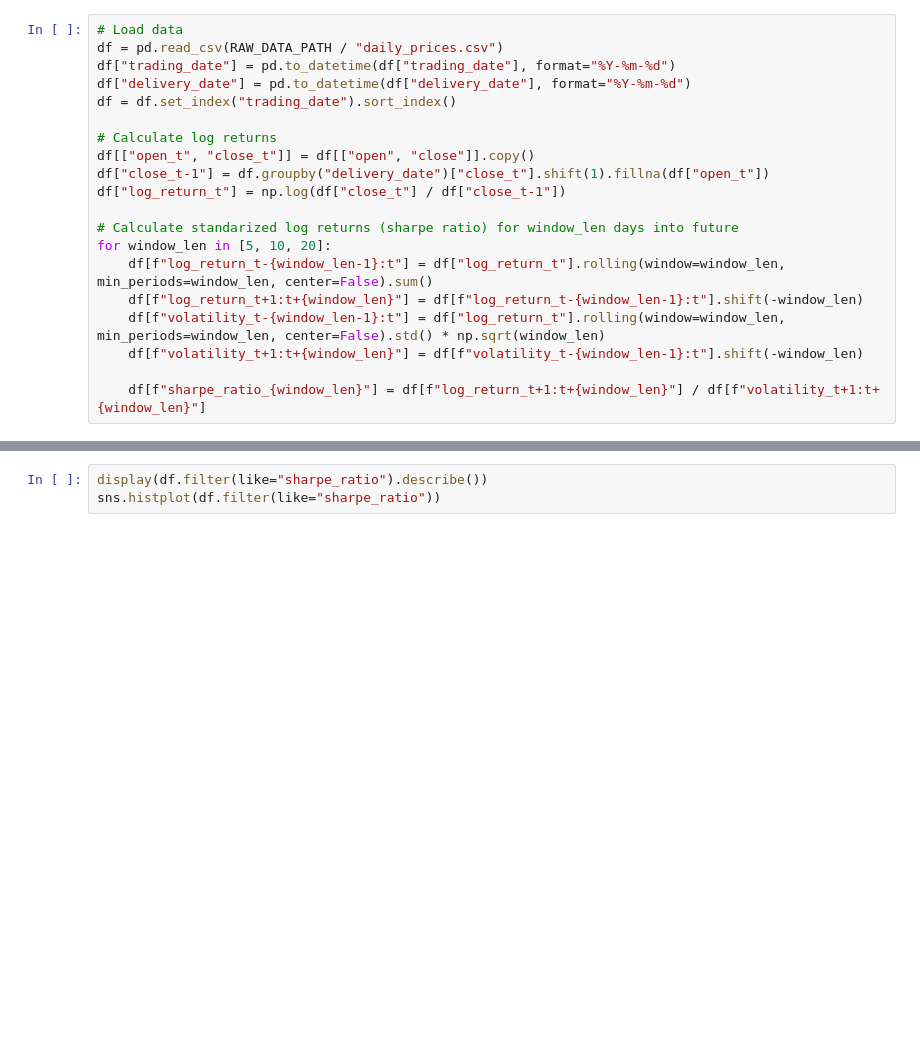
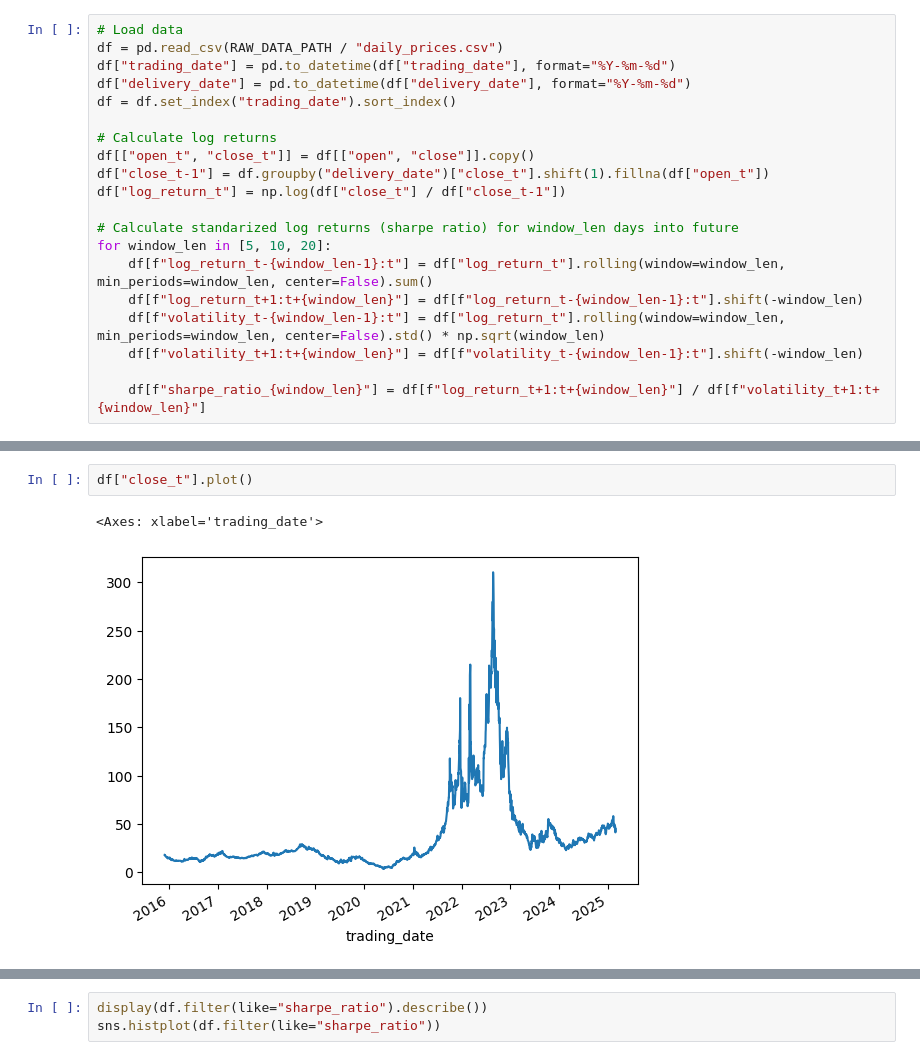
Before and after one commit to szm4c/market-regime-classification, a Jupyter notebook: notebooks/01_regime_label_construction.ipynb, the cells around one changed output, grey strips where cells are left out. Saved outputs shown, nothing was run; the diff lists cells and outputs as text; blank space fills up the shorter version.

```diff
--- a/notebooks/01_regime_label_construction.ipynb
+++ b/notebooks/01_regime_label_construction.ipynb
@@ -35,0 +54,5 @@ for window_len in [5, 10, 20]:
+# %%
+df["close_t"].plot()
+# %% [output]
+<Axes: xlabel='trading_date'>
+[figure, added]
```
Also changed, not shown: parts of 13 cells of this notebook, 1 other file.
